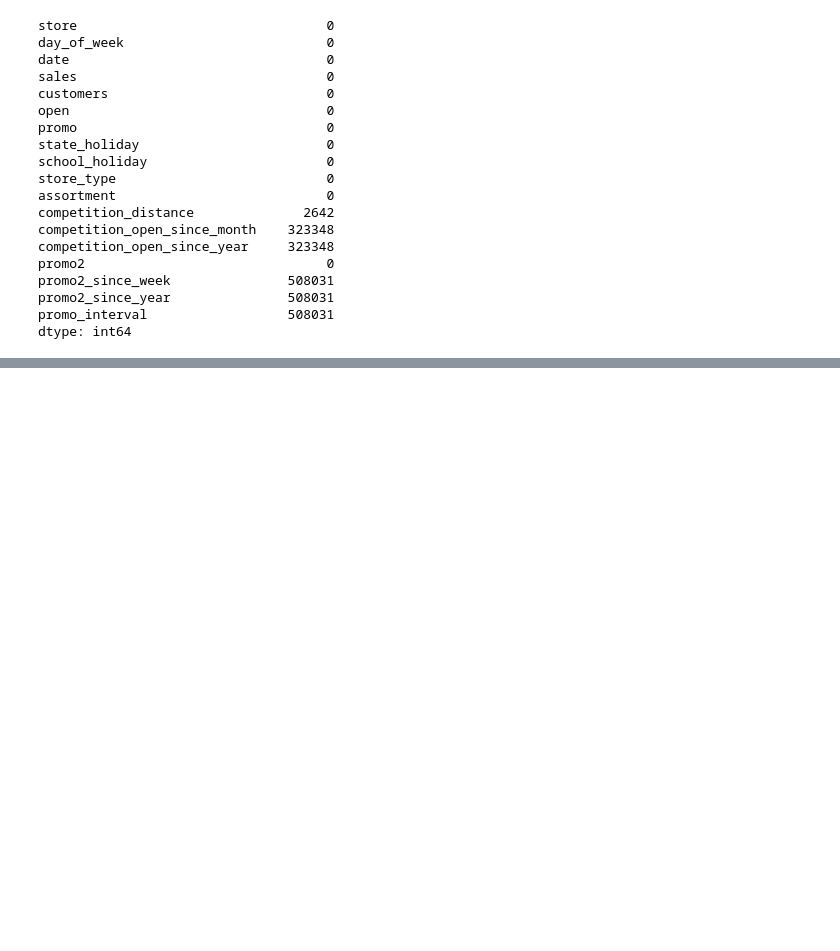
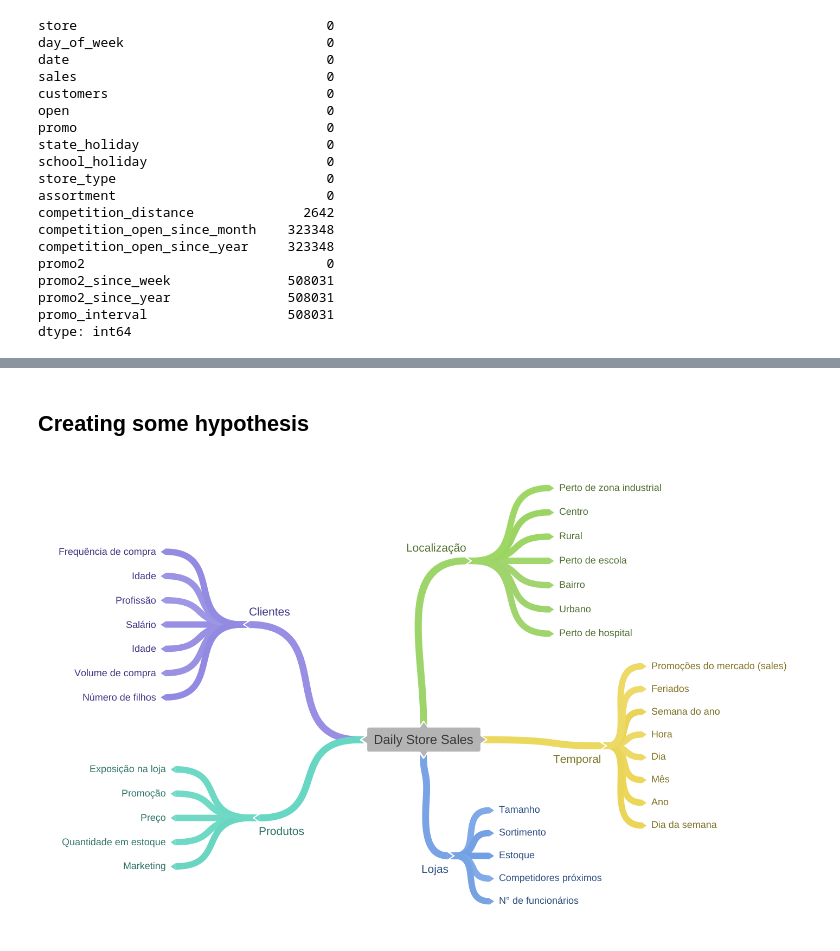
Before and after one commit to FSaladini/rossman_store_predict, a Jupyter notebook: main.ipynb, the cells around one changed output, grey strips where cells are left out. Saved outputs shown, nothing was run; the diff lists cells and outputs as text; code cells hidden in the pictures; blank space fills up the shorter version.

```diff
--- a/main.ipynb
+++ b/main.ipynb
@@ -267,0 +275,2 @@ sns.boxplot( x = 'assortment', y = 'sales', data = aux1 )
+# %% [markdown]
+## Creating some hypothesis
@@ -267,0 +279,4 @@ sns.boxplot( x = 'assortment', y = 'sales', data = aux1 )
+# %%
+Image( 'img/daily_store_sales.png', width=950)
+# %% [output]
+[figure, added]
```
Also changed, not shown: parts of 45 cells of this notebook, 1 other file.
